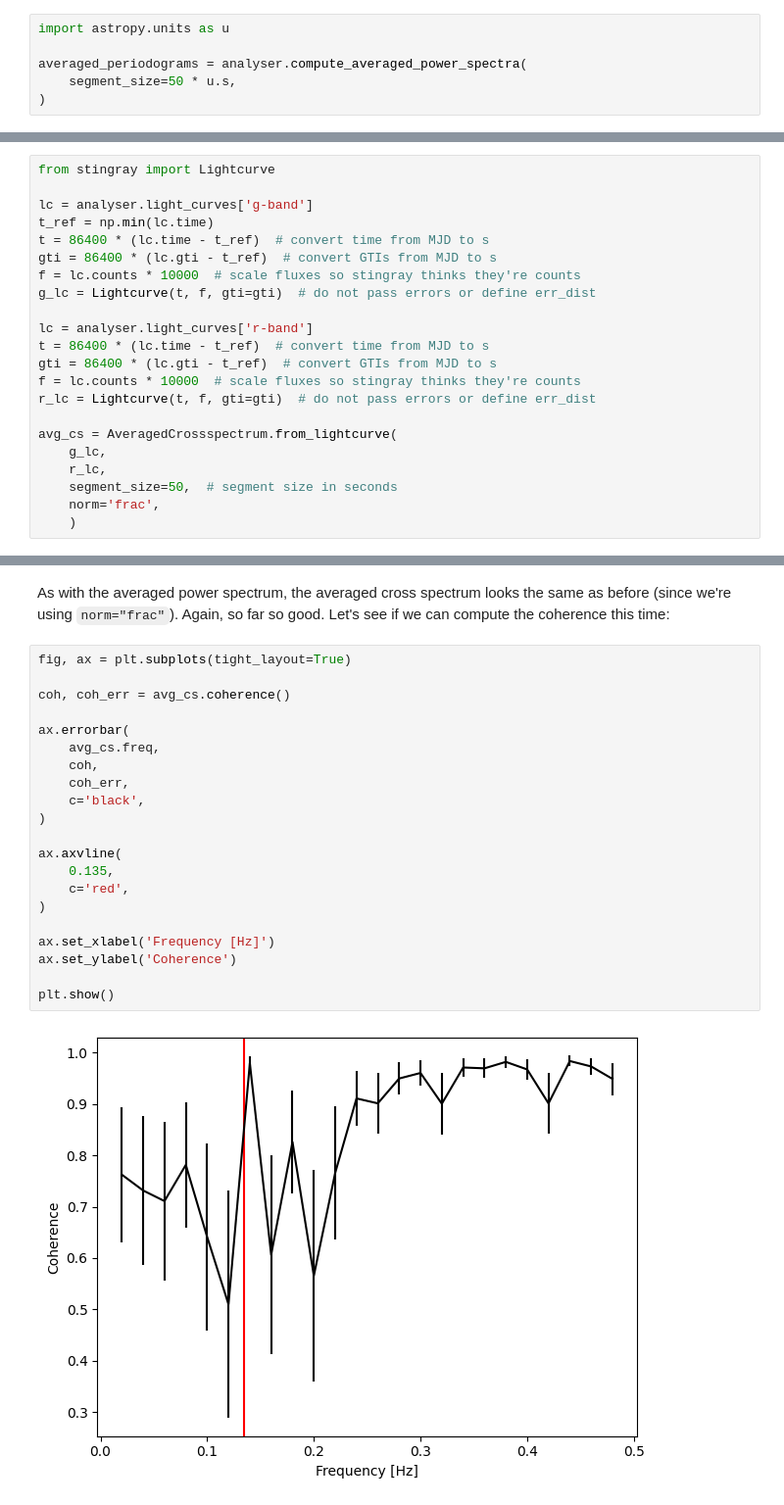
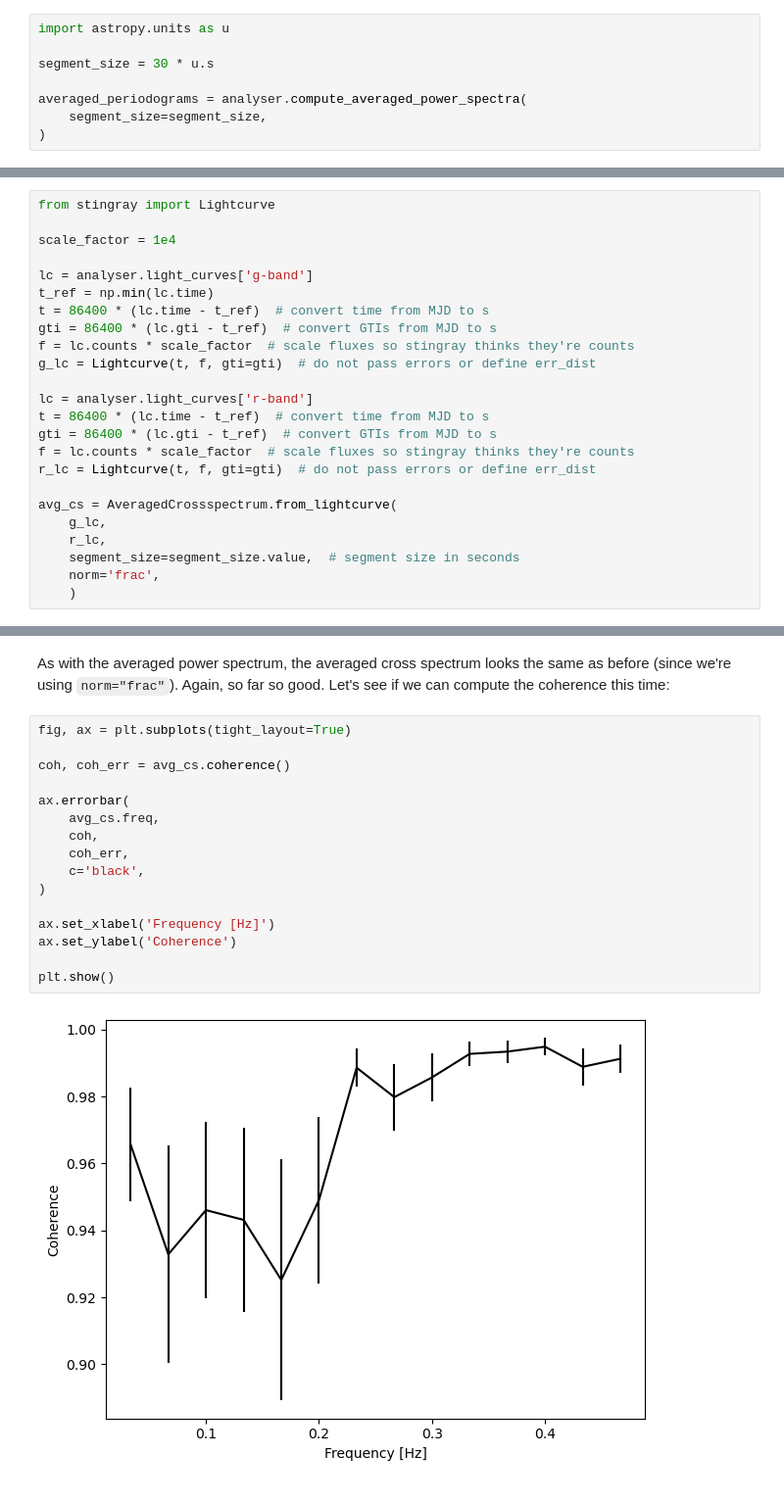
Before and after one commit to zairving/opticam, a Jupyter notebook: docs/tutorials/timing_methods.ipynb, the cells around one changed output, grey strips where cells are left out. Shown at 98% size. Saved outputs shown, nothing was run; the diff lists cells and outputs as text.

```diff
--- a/docs/tutorials/timing_methods.ipynb
+++ b/docs/tutorials/timing_methods.ipynb
@@ -138,7 +138,9 @@ As we can see, computing the classical periodogram fails because the data contai
 # %%
 import astropy.units as u
 
+segment_size = 30 * u.s
+
 averaged_periodograms = analyser.compute_averaged_power_spectra(
-    segment_size=50 * u.s,
+    segment_size=segment_size,
 )
 # %% [output]
@@ -284,24 +285,26 @@ Our errors are all `NaN`s! This is another consequency of our light curves not h
 To work around `stingray`'s requirement for Poisson errors, we can trick it into thinking our relative light curves are actually in units of counts by scaling them by a suitably large value (e.g., 10,000). We'll also want to convert the time values from Barycentric MJD to seconds:
 # %%
 from stingray import Lightcurve
+
+scale_factor = 1e4
 
 lc = analyser.light_curves['g-band']
 t_ref = np.min(lc.time)
 t = 86400 * (lc.time - t_ref)  # convert time from MJD to s
 gti = 86400 * (lc.gti - t_ref)  # convert GTIs from MJD to s
-f = lc.counts * 10000  # scale fluxes so stingray thinks they're counts
+f = lc.counts * scale_factor  # scale fluxes so stingray thinks they're counts
 g_lc = Lightcurve(t, f, gti=gti)  # do not pass errors or define err_dist
 
 lc = analyser.light_curves['r-band']
 t = 86400 * (lc.time - t_ref)  # convert time from MJD to s
 gti = 86400 * (lc.gti - t_ref)  # convert GTIs from MJD to s
-f = lc.counts * 10000  # scale fluxes so stingray thinks they're counts
+f = lc.counts * scale_factor  # scale fluxes so stingray thinks they're counts
 r_lc = Lightcurve(t, f, gti=gti)  # do not pass errors or define err_dist
 
 avg_cs = AveragedCrossspectrum.from_lightcurve(
     g_lc,
     r_lc,
-    segment_size=50,  # segment size in seconds
+    segment_size=segment_size.value,  # segment size in seconds
     norm='frac',
     )
 # %% [markdown]
@@ -341,24 +344,19 @@ As with the averaged power spectrum, the averaged cross spectrum looks the same
 # %%
 fig, ax = plt.subplots(tight_layout=True)
 
 coh, coh_err = avg_cs.coherence()
 
 ax.errorbar(
     avg_cs.freq,
     coh,
     coh_err,
     c='black',
 )
 
-ax.axvline(
-    0.135,
-    c='red',
-)
-
 ax.set_xlabel('Frequency [Hz]')
 ax.set_ylabel('Coherence')
 
 plt.show()
 # %% [output]
-[figure, old version]
+[figure, new version]
 # %% [markdown]
```
Also changed, not shown: parts of 19 cells of this notebook.
